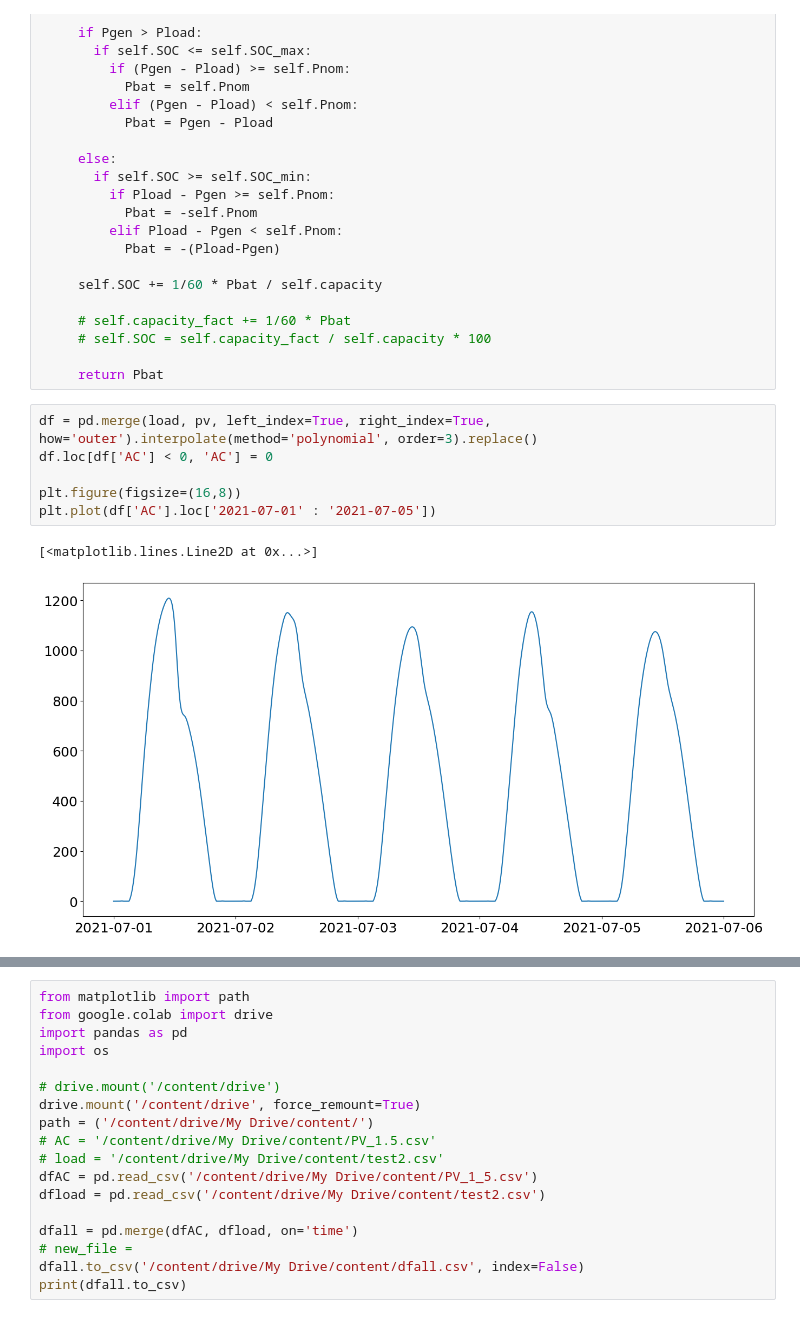
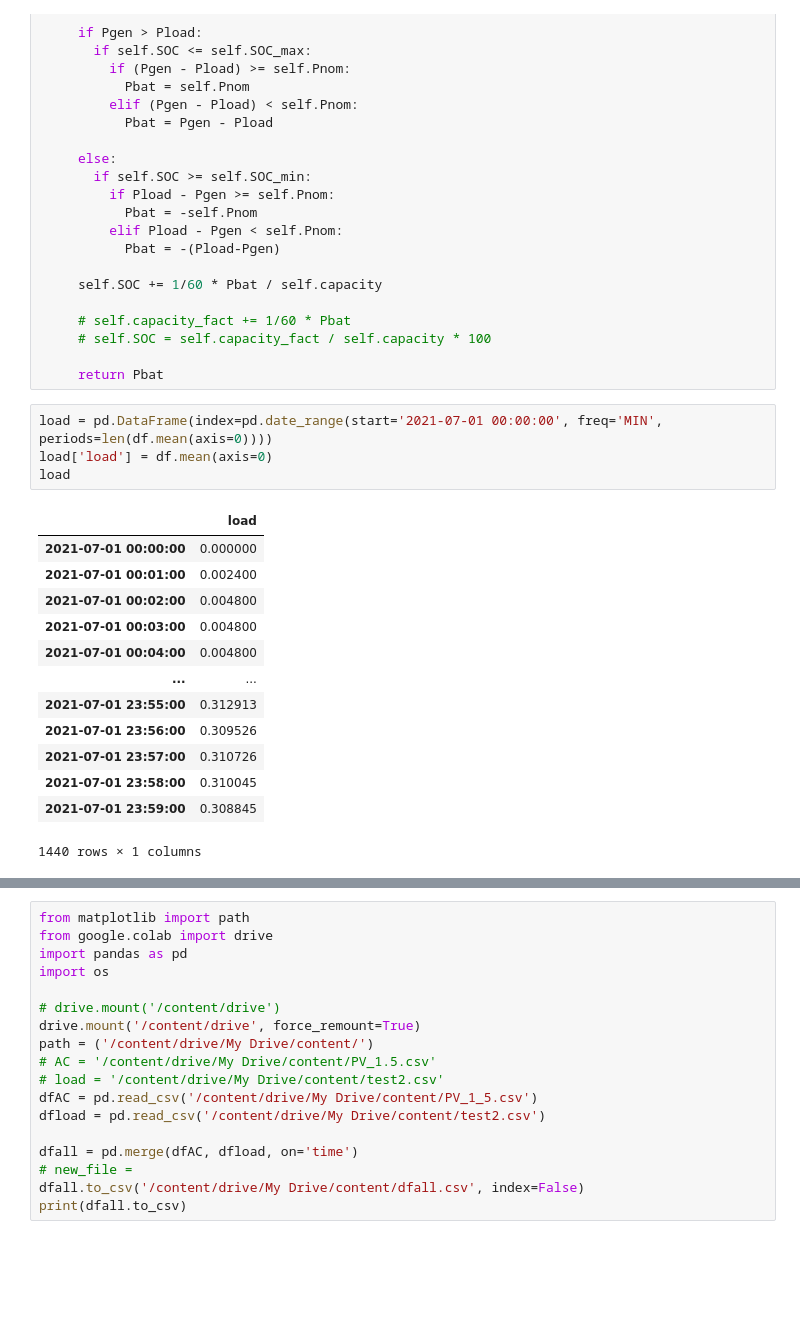
Before and after one commit to Shai670/Residential_consumption_modeling, a Jupyter notebook: Battery.ipynb, the cells around one changed output, grey strips where cells are left out. Cells and saved outputs as stored; diff of their text form; blank space fills up the shorter version.

```diff
--- a/Battery.ipynb
+++ b/Battery.ipynb
@@ -221,12 +221,21 @@ class battery:
      # self.SOC = self.capacity_fact / self.capacity * 100
 
      return Pbat
-# %%
-df = pd.merge(load, pv, left_index=True, right_index=True, how='outer').interpolate(method='polynomial', order=3).replace()
-df.loc[df['AC'] < 0, 'AC'] = 0
-
-plt.figure(figsize=(16,8))
-plt.plot(df['AC'].loc['2021-07-01' : '2021-07-05'])
-# %% [output]
-[<matplotlib.lines.Line2D at 0x...>]
-[figure, removed]
+# %%
+load = pd.DataFrame(index=pd.date_range(start='2021-07-01 00:00:00', freq='MIN', periods=len(df.mean(axis=0))))
+load['load'] = df.mean(axis=0)
+load
+# %% [output]
+|  | load |
+| 2021-07-01 00:00:00 | 0.000000 |
+| 2021-07-01 00:01:00 | 0.002400 |
+| 2021-07-01 00:02:00 | 0.004800 |
+| 2021-07-01 00:03:00 | 0.004800 |
+| 2021-07-01 00:04:00 | 0.004800 |
+| ... | ... |
+| 2021-07-01 23:55:00 | 0.312913 |
+| 2021-07-01 23:56:00 | 0.309526 |
+| 2021-07-01 23:57:00 | 0.310726 |
+| 2021-07-01 23:58:00 | 0.310045 |
+| 2021-07-01 23:59:00 | 0.308845 |
+1440 rows × 1 columns
```
Also changed, not shown: parts of 5 cells of this notebook.
